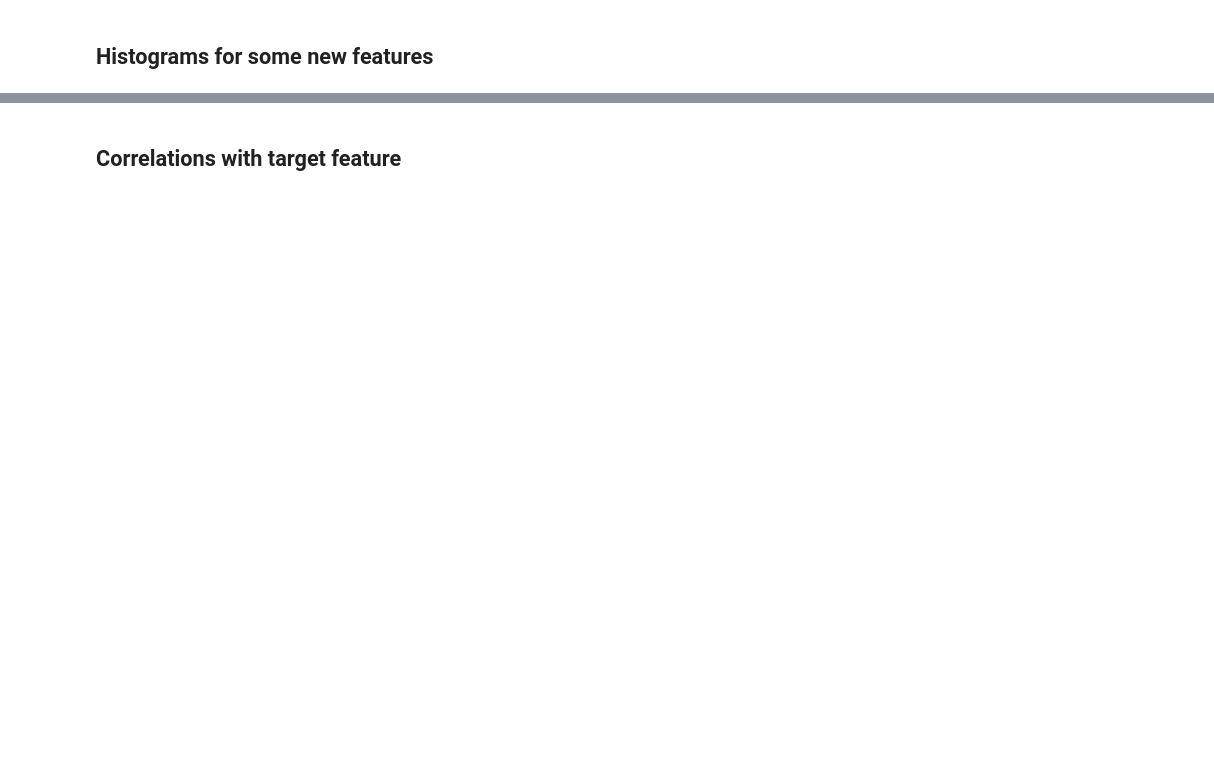
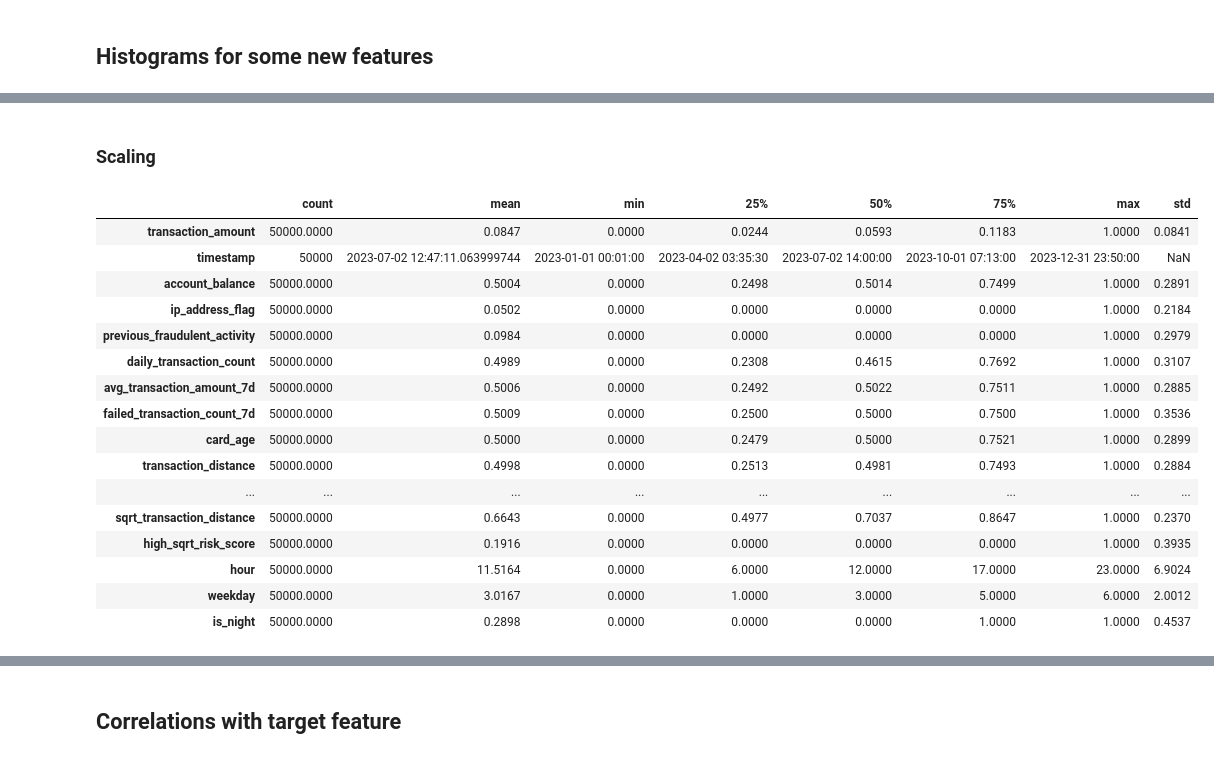
Before and after one commit to k-osinski/WUM_Projekt_1, a Jupyter notebook: fraud_feature_extraction_prim.ipynb, the cells around one changed output, grey strips where cells are left out. Saved outputs shown, nothing was run; the diff lists cells and outputs as text; code cells hidden in the pictures; blank space fills up the shorter version.

```diff
--- a/fraud_feature_extraction_prim.ipynb
+++ b/fraud_feature_extraction_prim.ipynb
@@ -207,0 +205,29 @@ plt.show()
+# %% [markdown]
+### Scaling
+# %%
+X2 = df1.drop('fraud_label', axis='columns')
+scaled_columns = X2.select_dtypes(['int64', 'float64']).columns
+
+scaler = MinMaxScaler()
+
+X2[scaled_columns] = scaler.fit_transform(X2[scaled_columns])
+# %%
+X2.describe().T
+# %% [output]
+|  | count | mean | min | 25% | 50% | 75% | max | std |
+| transaction_amount | 50000.0000 | 0.0847 | 0.0000 | 0.0244 | 0.0593 | 0.1183 | 1.0000 | 0.0841 |
+| timestamp | 50000 | 2023-07-02 12:47:11.063999744 | 2023-01-01 00:01:00 | 2023-04-02 03:35:30 | 2023-07-02 14:00:00 | 2023-10-01 07:13:00 | 2023-12-31 23:50:00 | NaN |
+| account_balance | 50000.0000 | 0.5004 | 0.0000 | 0.2498 | 0.5014 | 0.7499 | 1.0000 | 0.2891 |
+| ip_address_flag | 50000.0000 | 0.0502 | 0.0000 | 0.0000 | 0.0000 | 0.0000 | 1.0000 | 0.2184 |
+| previous_fraudulent_activity | 50000.0000 | 0.0984 | 0.0000 | 0.0000 | 0.0000 | 0.0000 | 1.0000 | 0.2979 |
+| daily_transaction_count | 50000.0000 | 0.4989 | 0.0000 | 0.2308 | 0.4615 | 0.7692 | 1.0000 | 0.3107 |
+| avg_transaction_amount_7d | 50000.0000 | 0.5006 | 0.0000 | 0.2492 | 0.5022 | 0.7511 | 1.0000 | 0.2885 |
+| failed_transaction_count_7d | 50000.0000 | 0.5009 | 0.0000 | 0.2500 | 0.5000 | 0.7500 | 1.0000 | 0.3536 |
+| card_age | 50000.0000 | 0.5000 | 0.0000 | 0.2479 | 0.5000 | 0.7521 | 1.0000 | 0.2899 |
+| transaction_distance | 50000.0000 | 0.4998 | 0.0000 | 0.2513 | 0.4981 | 0.7493 | 1.0000 | 0.2884 |
+| ... | ... | ... | ... | ... | ... | ... | ... | ... |
+| sqrt_transaction_distance | 50000.0000 | 0.6643 | 0.0000 | 0.4977 | 0.7037 | 0.8647 | 1.0000 | 0.2370 |
+| high_sqrt_risk_score | 50000.0000 | 0.1916 | 0.0000 | 0.0000 | 0.0000 | 0.0000 | 1.0000 | 0.3935 |
+| hour | 50000.0000 | 11.5164 | 0.0000 | 6.0000 | 12.0000 | 17.0000 | 23.0000 | 6.9024 |
+| weekday | 50000.0000 | 3.0167 | 0.0000 | 1.0000 | 3.0000 | 5.0000 | 6.0000 | 2.0012 |
+| is_night | 50000.0000 | 0.2898 | 0.0000 | 0.0000 | 0.0000 | 1.0000 | 1.0000 | 0.4537 |
```
Also changed, not shown: parts of 15 cells of this notebook.
